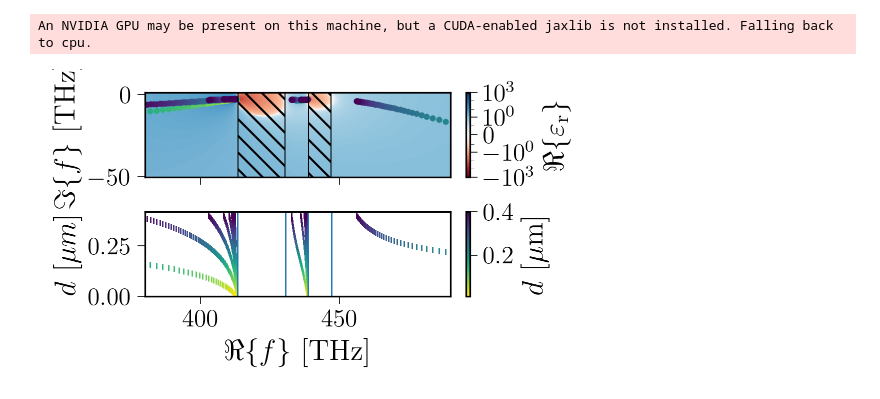
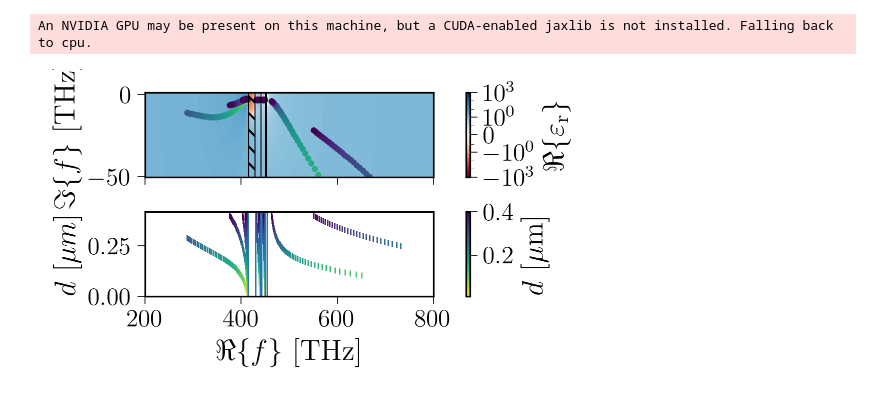
Before and after one commit to jan-david-fischbach/agsurmof, a Jupyter notebook: notebooks/plot_subdivide_results.ipynb, the cells around one changed output. Drawn from its saved outputs; the diff is of its cells as text; code cells hidden in the pictures.

```diff
--- a/notebooks/plot_subdivide_results.ipynb
+++ b/notebooks/plot_subdivide_results.ipynb
@@ -14,5 +14,7 @@ freq_range = (380, 490)
 mm = 0.1/2.54
 # %%
+osc=1
+damping=1
 # fnames = [
 #     "out/subdivide_smat_1pole.pkl",
 #     "out/small_d_smat_1pole.pkl"
@@ -30,9 +32,7 @@ mm = 0.1/2.54
 # name = "large_sweep_3pole"
 # fig_width = 190*mm
 
-osc=1#0.1
-damping=1
-npoles = 2
+npoles = 3
 fnames = [
     f"fine_{npoles}pole_{osc}osc_{damping}damping.pkl",
 ]
@@ -66,7 +71,7 @@ material_poles = np.sqrt(omega0**2-1/4*gamma**2) - 1j*gamma/2
 # %%
 fig, axs = plt.subplots(2, 1, sharex=True, figsize=(90*mm,50*mm), constrained_layout=True)
 plt.sca(axs[0])
-w_r = np.linspace(380, 490, 300)
+w_r = np.linspace(200, 800, 300)
 #w_i = np.linspace(-3.7, -2.5, 100)
 w_i = np.linspace(-50, 1, 100)
 #w_i = np.linspace(-600, 1, 100)
@@ -84,32 +89,31 @@ plt.colorbar(label="$\Re\{\\varepsilon_\mathrm{r}\}$", ticks=[-1e3, -1, 0, 1, 1e
 plt.ylim(plt.ylim())
 plt.xlim(plt.xlim())
 
 cmap = mpl.cm.viridis_r
 norm = mpl.colors.Normalize(vmin=min(thickness), vmax=max(thickness))
 colors = cmap(norm(thickness))
 for color, p, r in zip(colors, poles, residues):
     plt.scatter(p.real*to_THz, p.imag*to_THz, color=color)#, s=np.sqrt(np.abs(r))*100)
 
 plt.ylabel("$\Im\{f\}$ [THz]")
-plt.savefig("pole_movement.png", dpi=600)
 
 plt.fill_between(w_r, 0, 1, hatch="\\\\\\", where=eps_r.real<0, color="none", edgecolor="k", transform=plt.gca().get_xaxis_transform(), lw=0.5)
 
 plt.sca(axs[1])
 plt.colorbar(mpl.cm.ScalarMappable(cmap=cmap, norm=norm), ax=plt.gca(), label="$d$ [$\mathrm{\mu m}$]")
 for color, t, p, r in zip(colors, thickness, poles, residues):
     if p.size:
         plt.scatter(np.real(p)*to_THz, [t]*len(p), color=color, marker="|",
                 alpha=1)#np.clip(10*np.sqrt(np.abs(r)), 0, 1))
 
 for line in lines:
     plt.axvline(line)
 
 plt.ylim((0, None))
 plt.xlabel("$\Re\{f\}$ [THz]")
 plt.ylabel("$d$ [$\mu m$]")
 plt.xlim(min(w_r), max(w_r))
 
 plt.savefig(f"{name}_movement.pdf")
 # %% [output]
-[figure, old version]
+[figure, new version]
```
Also changed, not shown: parts of 12 cells of this notebook, 11 other files.
